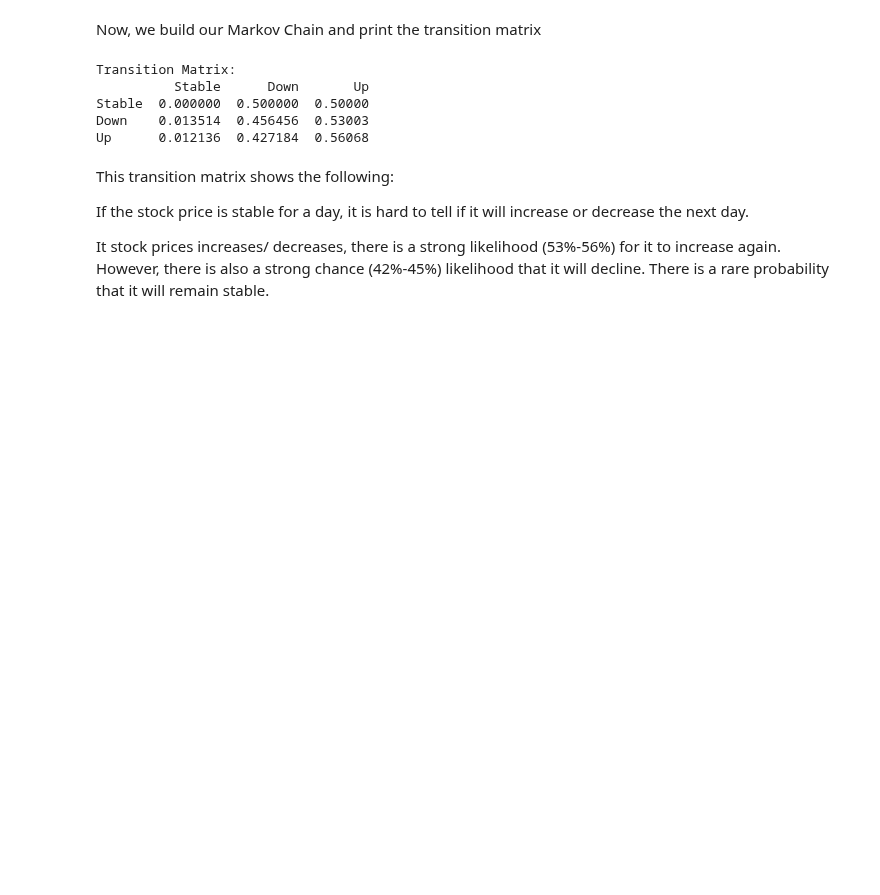
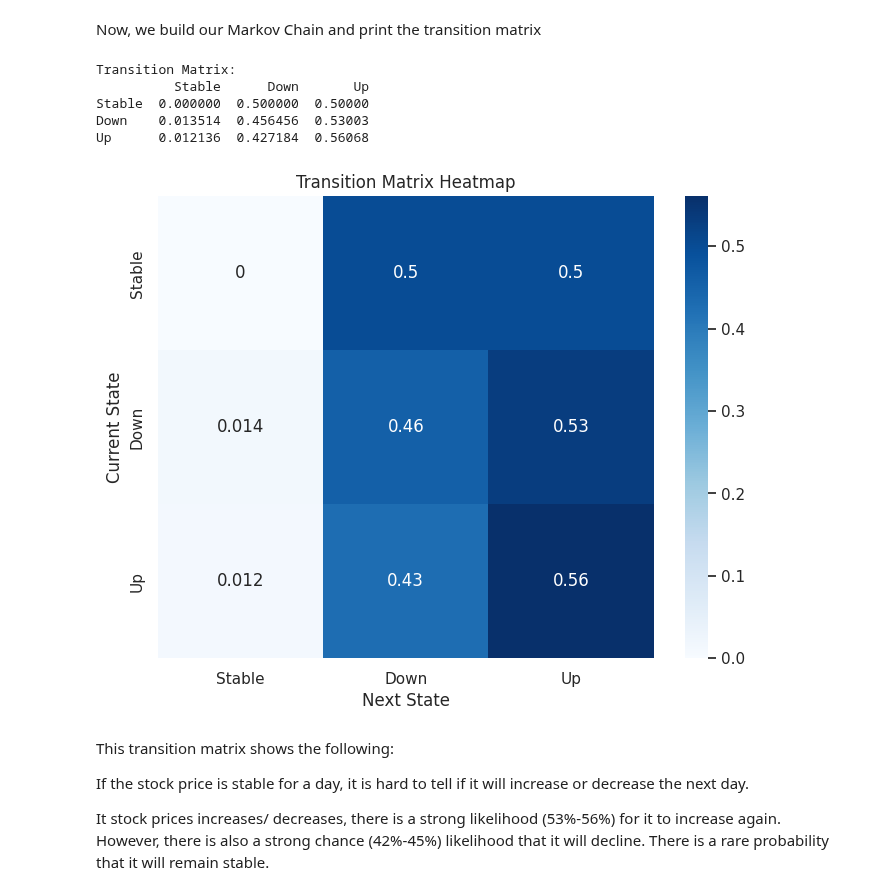
Before and after one commit to Jowayria-27/Artifical-Intelligence-Project, a Jupyter notebook: Microsoft Stocks Prediction.ipynb, the cells around one changed output. Drawn from its saved outputs; the diff is of its cells as text; code cells hidden in the pictures; blank space fills up the shorter version.

```diff
--- a/Microsoft Stocks Prediction.ipynb
+++ b/Microsoft Stocks Prediction.ipynb
@@ -291,6 +291,19 @@ Transition Matrix:
 Stable  0.000000  0.500000  0.50000
 Down    0.013514  0.456456  0.53003
 Up      0.012136  0.427184  0.56068
+# %%
+import seaborn as sns
+import matplotlib.pyplot as plt
+
+# Display transition matrix as a heatmap
+plt.figure(figsize=(8, 6))
+sns.heatmap(transition_matrix, annot=True, cmap="Blues", cbar=True)
+plt.title("Transition Matrix Heatmap")
+plt.xlabel("Next State")
+plt.ylabel("Current State")
+plt.show()
+# %% [output]
+[figure, added]
 # %% [markdown]
 This transition matrix shows the following:
 
```
Also changed, not shown: parts of 3 cells of this notebook.
